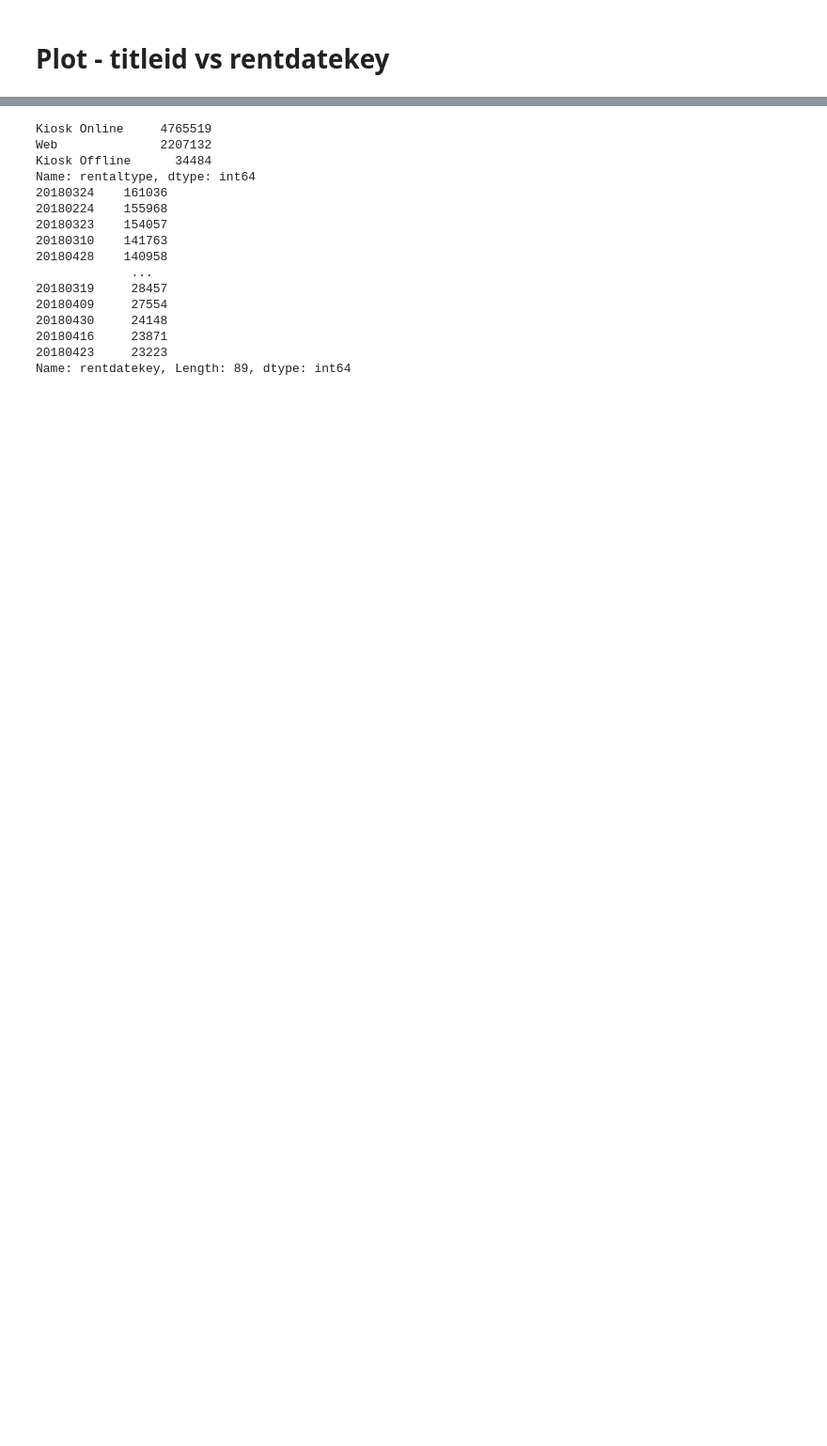
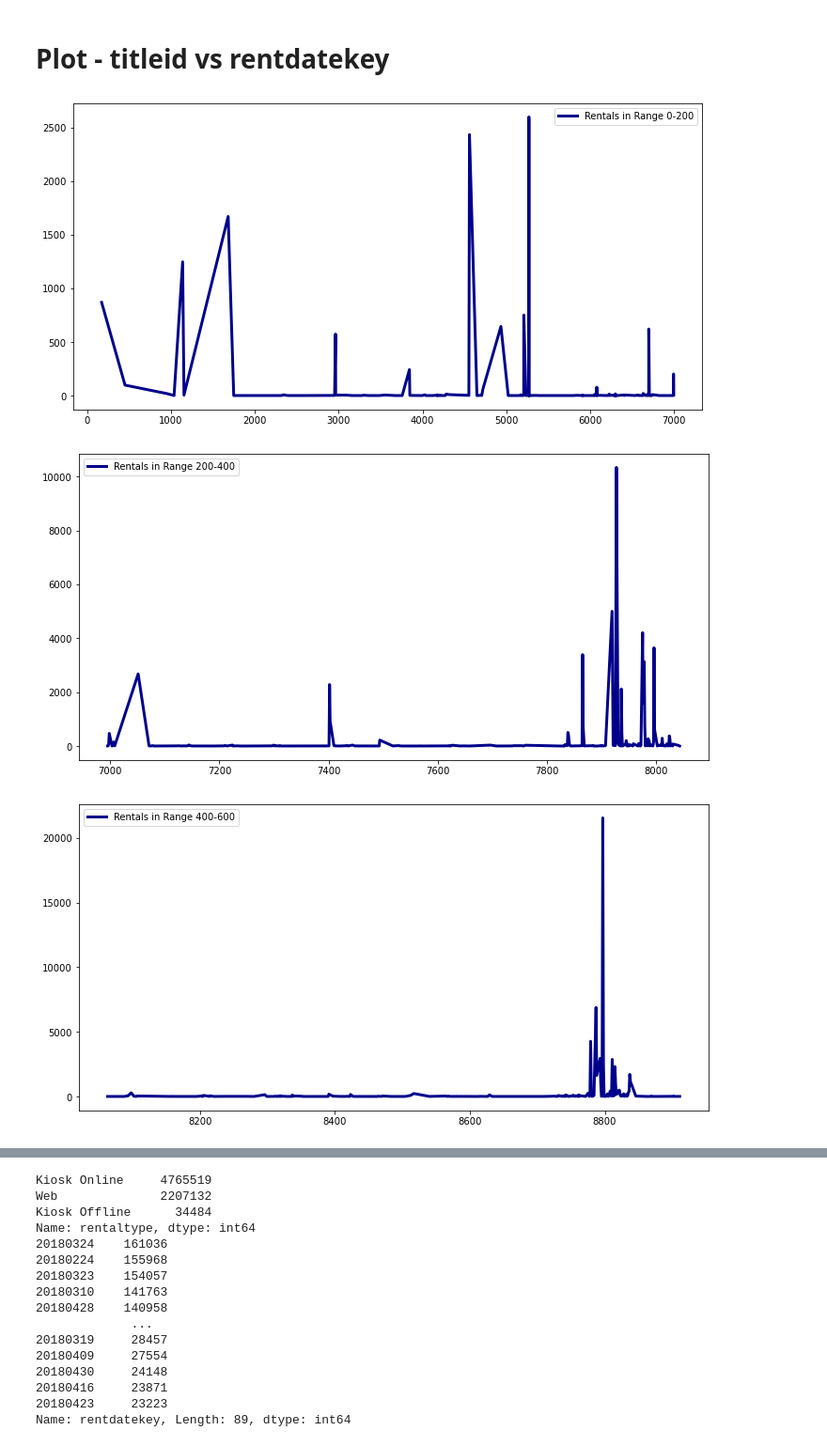
Before and after one commit to saurabhmathco/redbox_promosensitivity, a Jupyter notebook: Redbox_open.ipynb, the cells around one changed output, grey strips where cells are left out. Shown at 94% size. Drawn from its saved outputs; the diff is of its cells as text; code cells hidden in the pictures; blank space fills up the shorter version.

Commit message:
Made General Plots for EDA

```diff
--- a/Redbox_open.ipynb
+++ b/Redbox_open.ipynb
@@ -397,16 +416,15 @@ title_rental_df
 # %% [markdown]
 # Plot - titleid vs rentdatekey
-# %%
-
-for i in range(0,(end_date - start_date).days,30):
-    start_i=(start_date+i*day_delta)
-    end_i=(start_date+(i+30)*day_delta)
-    x=trans4_df['new_date_column'].loc[(trans4_df['new_date_column'] >= start_i) & (trans4_df['new_date_column'] < end_i)]
-    y=trans4_df.count_transactionid.iloc[i:i+30]
-
-    count+=1
-
-    plt.figure(figsize=(12, 6))
-    plt.plot(x, y)
-
-plt.show()
+# %%
+for i in range(0,len(title_rental_df),200):
+
+    y=title_rental_df["count_rental"].iloc[i:i+200]
+    x=title_rental_df['title_id'].iloc[i:i+200]
+
+    figure,axes=plt.subplots(nrows=1,ncols=1,figsize=(12,6))
+    axes.plot(x,y,color="darkblue",lw=3,ls="-")
+    plt.legend(["Rentals in Range"+" "+str(i)+"-"+str(i+200)])
+# %% [output]
+[figure, added]
+[figure, added]
+[figure, added]
```
Also changed, not shown: parts of 87 cells of this notebook.
